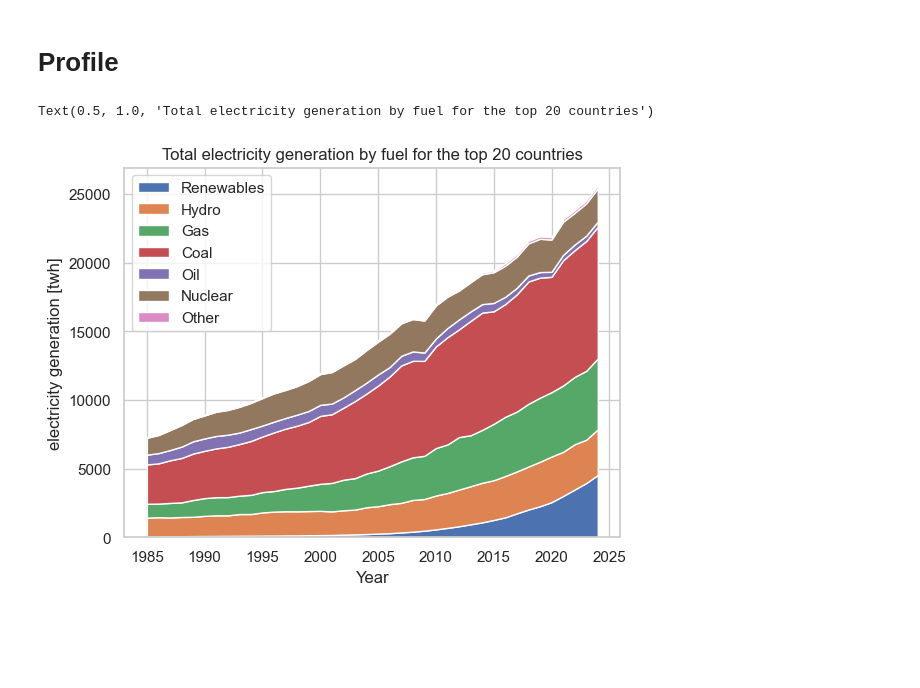
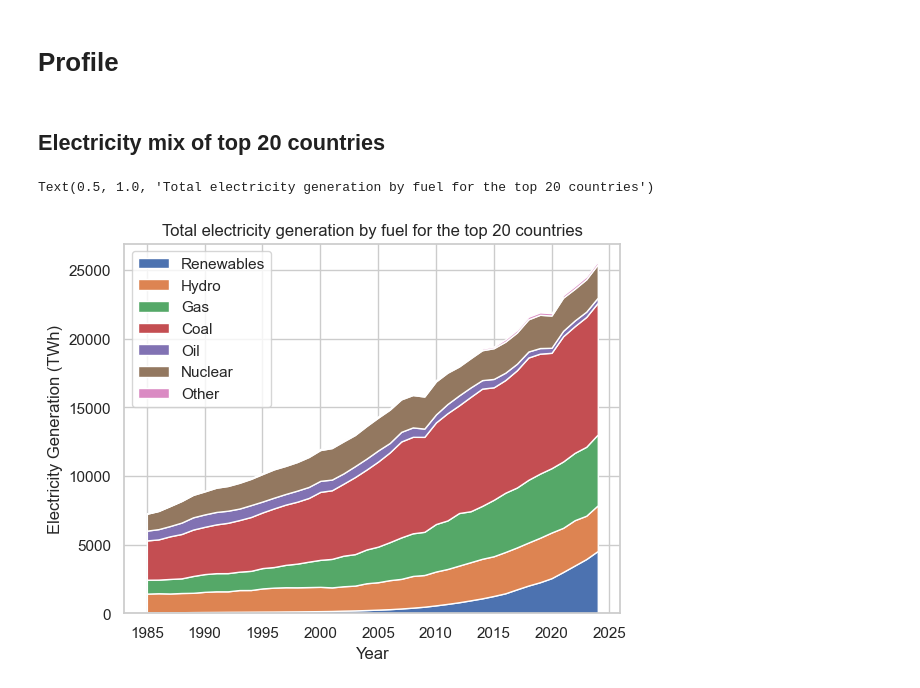
Before and after one commit to wimphil/visual_data_science, a Jupyter notebook: src/wrange_and_profile.ipynb, the cells around one changed output. Saved outputs shown, nothing was run; the diff lists cells and outputs as text; code cells hidden in the pictures; blank space fills up the shorter version.

```diff
--- a/src/wrange_and_profile.ipynb
+++ b/src/wrange_and_profile.ipynb
@@ -7,7 +7,7 @@ import matplotlib.pyplot as plt
 import geopandas as gpd
 from geodatasets import get_path
 # %%
-sns.set_theme(style="whitegrid")
+sns.set_theme(context="paper", style="whitegrid")
 # %% [markdown]
 # Data
 # %%
@@ -18,14 +18,14 @@ df = pd.read_csv("../data/EL_Stats_Review/panel_format.csv")
 # keep relevant columns
 columns_to_keep = [
     # general information
-    "Country", "Year", "pop", "Region", "SubRegion",
+    "Country", "Year", "pop", "Region", "SubRegion", "ISO3166_alpha3",
     # metrics
     'elect_twh', 'electbyfuel_total',
     'electbyfuel_coal', 'electbyfuel_gas', 'electbyfuel_oil',
     'electbyfuel_nuclear', 'electbyfuel_hydro', 'hydro_twh',
     'electbyfuel_ren_power', 'wind_twh', 'solar_twh',
     'electbyfuel_other', 'biogeo_twh',
-    'co2_combust_mtco2', 'co2_combust_pc'
+    'co2_combust_mtco2', 'co2_combust_pc',
 ]
 df_all_countries = df[columns_to_keep].copy()
 # %%
@@ -128,34 +162,35 @@ sns.lineplot(x="Year", y="electbyfuel_total", data=df_top20, color='g')
 # %% [markdown]
 # Profile
+# %% [markdown]
+## Electricity mix of top 20 countries
 # %%
-# electricity mix of top 20 countries
+# sum up electricity sources over all countries
 df_top20_sum = df_top20.groupby('Year')[[
     'electbyfuel_ren_power',
     'electbyfuel_hydro',
     'electbyfuel_gas',
     'electbyfuel_coal',
     'electbyfuel_oil',
     'electbyfuel_nuclear',
     'electbyfuel_other',
     'electbyfuel_total'
 ]].sum()
-
+# create stackplot
 plt.stackplot(
     df_top20_sum.index,
     df_top20_sum.electbyfuel_ren_power,
     df_top20_sum.electbyfuel_hydro,
     df_top20_sum.electbyfuel_gas,
     df_top20_sum.electbyfuel_coal,
     df_top20_sum.electbyfuel_oil,
     df_top20_sum.electbyfuel_nuclear,
     df_top20_sum.electbyfuel_other,
     labels=['Renewables', 'Hydro', 'Gas', 'Coal', 'Oil', 'Nuclear', 'Other']
 )
-#plt.plot(df_ger.Year, df_top20_sum.electbyfuel_total, color='black', linewidth=1, label='Total')
 plt.legend(loc='upper left')
 plt.xlabel("Year")
-plt.ylabel("electricity generation [twh]")
+plt.ylabel("Electricity Generation (TWh)")
 plt.title("Total electricity generation by fuel for the top 20 countries")
 # %% [output]
 Text(0.5, 1.0, 'Total electricity generation by fuel for the top 20 countries')
-[figure, old version]
+[figure, new version]
```
Also changed, not shown: parts of 15 cells of this notebook, 8 other files.
